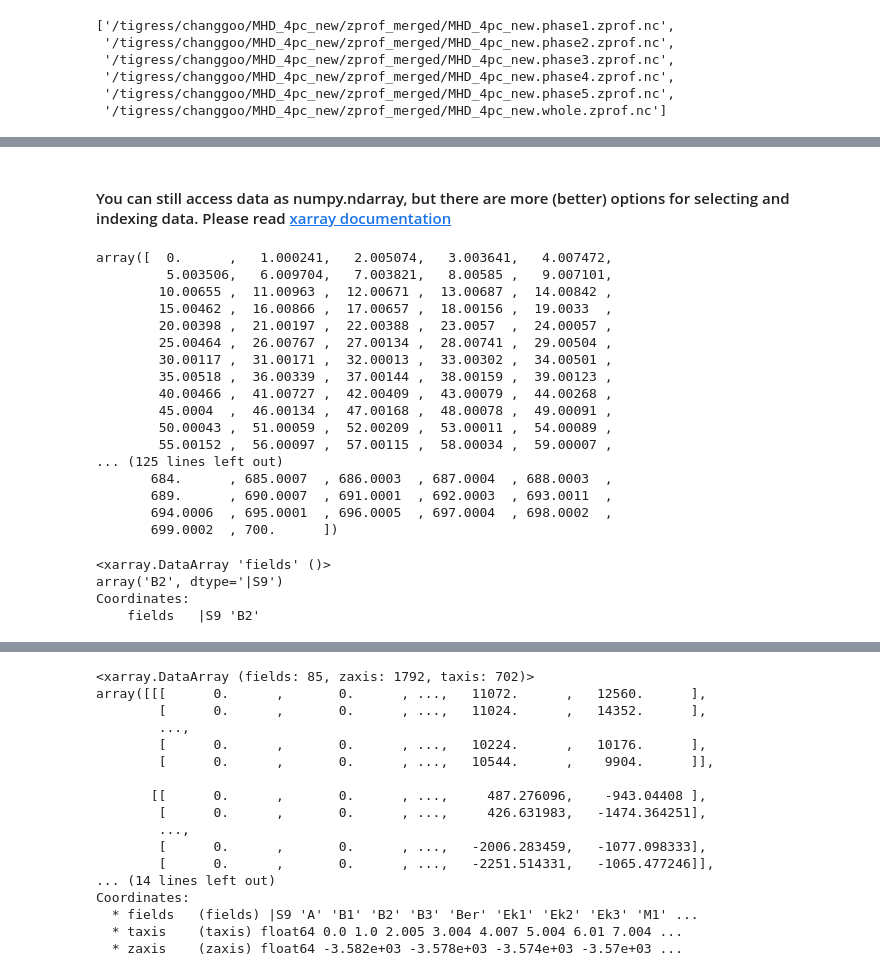
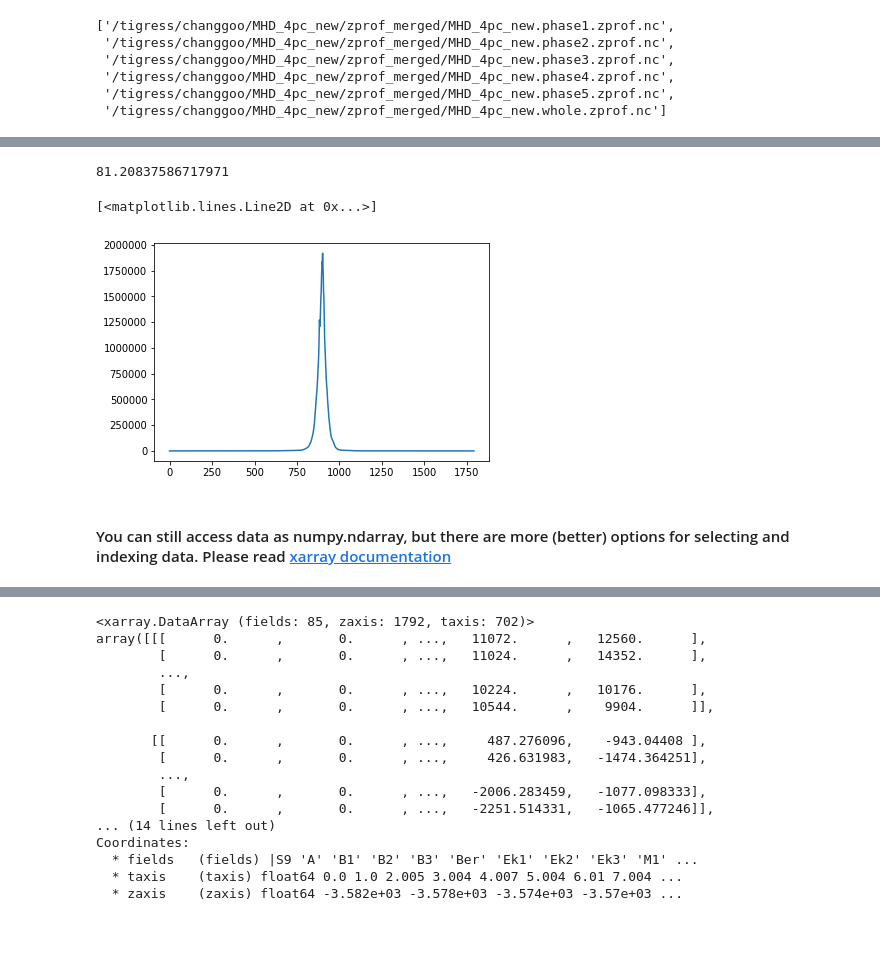
Before and after one commit to changgoo/pyathena, a Jupyter notebook: notebook/zprof_analysis.ipynb, the cells around one changed output, grey strips where cells are left out. Saved outputs shown, nothing was run; the diff lists cells and outputs as text; code cells hidden in the pictures; blank space fills up the shorter version.

```diff
--- a/notebook/zprof_analysis.ipynb
+++ b/notebook/zprof_analysis.ipynb
@@ -111,29 +201,11 @@ print np.array(data.sel(fields='d')).shape
+# %%
+#This is the profile at t[100], using numpy array
+dprof=np.array(data.sel(fields='d'))[:,100]
+print dprof[300]
+plt.plot(dprof)
+# %% [output]
+81.20837586717971
+[<matplotlib.lines.Line2D at 0x...>]
+[figure, added]
 # %% [markdown]
 #### You can still access data as numpy.ndarray, but there are more (better) options for selecting and indexing data. Please read [xarray documentation](https://xarray.pydata.org/en/stable/indexing.html)
-# %%
-data.taxis.data
-# %% [output]
-array([  0.      ,   1.000241,   2.005074,   3.003641,   4.007472,
-         5.003506,   6.009704,   7.003821,   8.00585 ,   9.007101,
-        10.00655 ,  11.00963 ,  12.00671 ,  13.00687 ,  14.00842 ,
-        15.00462 ,  16.00866 ,  17.00657 ,  18.00156 ,  19.0033  ,
-        20.00398 ,  21.00197 ,  22.00388 ,  23.0057  ,  24.00057 ,
-        25.00464 ,  26.00767 ,  27.00134 ,  28.00741 ,  29.00504 ,
-        30.00117 ,  31.00171 ,  32.00013 ,  33.00302 ,  34.00501 ,
-        35.00518 ,  36.00339 ,  37.00144 ,  38.00159 ,  39.00123 ,
-        40.00466 ,  41.00727 ,  42.00409 ,  43.00079 ,  44.00268 ,
-        45.0004  ,  46.00134 ,  47.00168 ,  48.00078 ,  49.00091 ,
-        50.00043 ,  51.00059 ,  52.00209 ,  53.00011 ,  54.00089 ,
-        55.00152 ,  56.00097 ,  57.00115 ,  58.00034 ,  59.00007 ,
-... (125 lines left out)
-       684.      , 685.0007  , 686.0003  , 687.0004  , 688.0003  ,
-       689.      , 690.0007  , 691.0001  , 692.0003  , 693.0011  ,
-       694.0006  , 695.0001  , 696.0005  , 697.0004  , 698.0002  ,
-       699.0002  , 700.      ])
-# %%
-data.fields[2]
-# %% [output]
-<xarray.DataArray 'fields' ()>
-array('B2', dtype='|S9')
-Coordinates:
-    fields   |S9 'B2'
```
Also changed, not shown: parts of 65 cells of this notebook.
